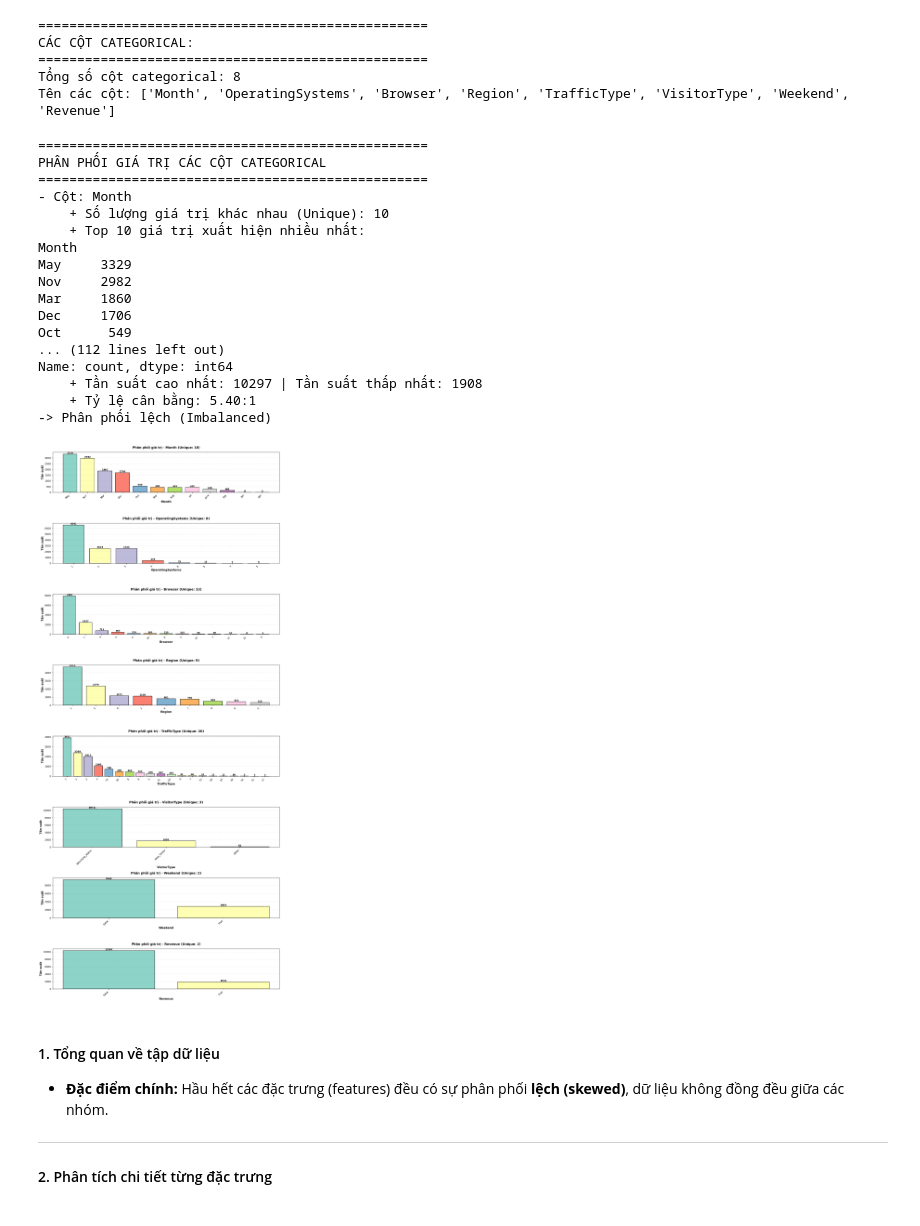
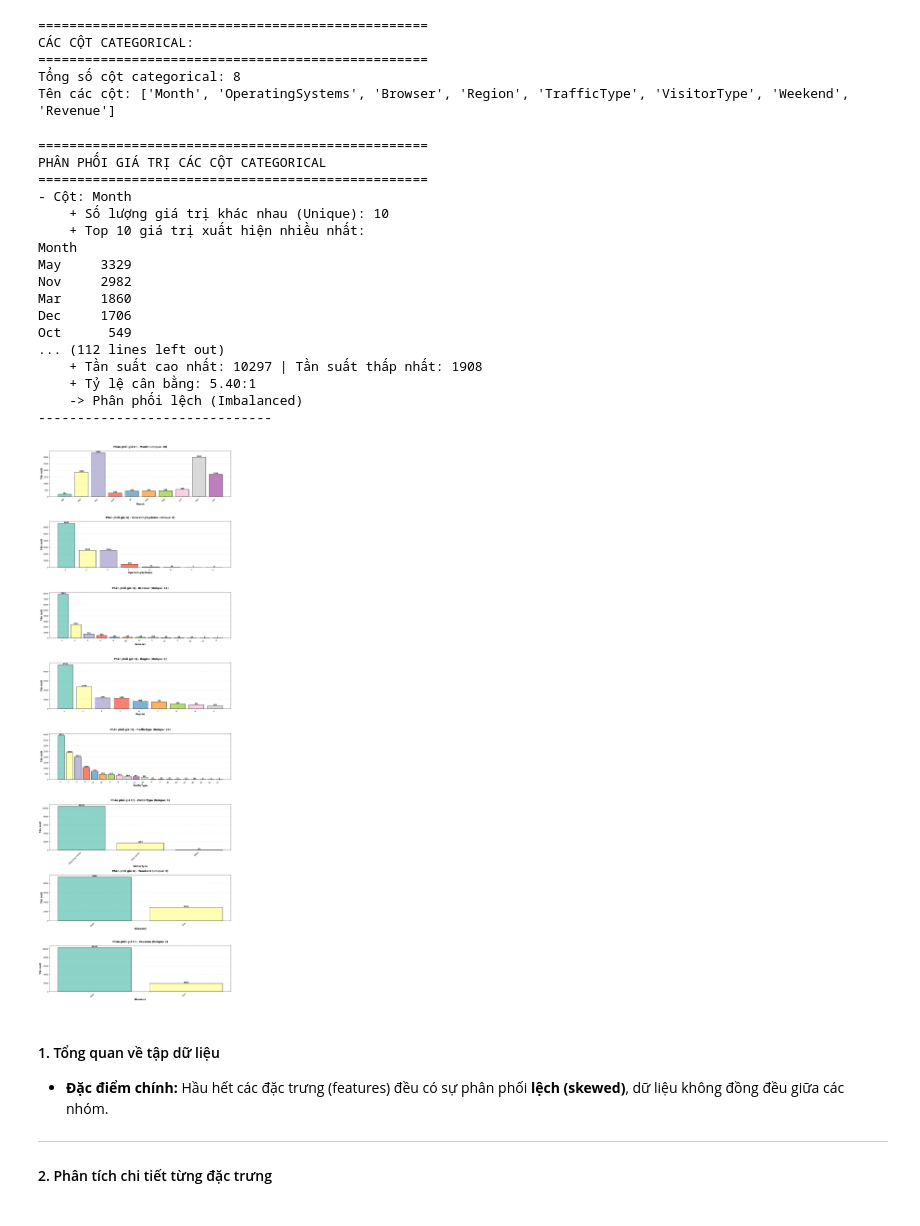
Before and after one commit to pnquyn/FinalProject_P4DataScience, a Jupyter notebook: project.ipynb, the cells around one changed output. Drawn from its saved outputs; the diff is of its cells as text; code cells hidden in the pictures.

```diff
--- a/project.ipynb
+++ b/project.ipynb
@@ -1416,28 +1416,44 @@ print("="*50)
 for col in categorical_cols:
     print(f"- Cột: {col}")
 
-    # Số lượng giá trị khác nhau (unique values)
-    n_unique = data[col].nunique()
+    # 1. Kiểm tra số lượng giá trị
+    n_unique = data[col].nunique(dropna=False) # Đếm cả NaN là 1 loại giá trị
     print(f"    + Số lượng giá trị khác nhau (Unique): {n_unique}")
 
-    # Phân phối tần suất
     value_counts = data[col].value_counts(dropna=False)
+
+    # 2. Xử lý trường hợp cột vô dụng (Chỉ có 1 giá trị)
+    if n_unique <= 1:
+        print(f"    -> CẢNH BÁO: Cột này chỉ có 1 giá trị duy nhất (hoặc toàn null) -> Bỏ")
+        print("-" * 30)
+        continue # Bỏ qua, sang cột tiếp theo
+
+    # 3. In top giá trị
     print(f"    + Top 10 giá trị xuất hiện nhiều nhất:")
     print(value_counts.head(10))
 
-    # Kiểm tra cân bằng phân phối
-    if n_unique > 1:
-        most_freq = value_counts.iloc[0]
-        least_freq = value_counts.iloc[-1]
-        ratio = most_freq / least_freq if least_freq > 0 else float('inf')
+    # 4. Kiểm tra cân bằng
+    most_freq = value_counts.iloc[0]
+    least_freq = value_counts.iloc[-1]
+
+    # Xử lý chia cho 0 an toàn
+    if least_freq == 0:
+        ratio = float('inf')
+        print(f"    + Tần suất cao nhất: {most_freq} | Thấp nhất: 0")
+        print(f"    -> LỖI: Có category xuất hiện 0 lần (dữ liệu bị thiếu class).")
+    else:
+        ratio = most_freq / least_freq
         print(f"    + Tần suất cao nhất: {most_freq} | Tần suất thấp nhất: {least_freq}")
         print(f"    + Tỷ lệ cân bằng: {ratio:.2f}:1")
+
         if ratio > 10:
-            print(f"-> Phân phối rất lệch (Highly Imbalanced)\n")
+            print(f"    -> Phân phối rất lệch (Highly Imbalanced)")
         elif ratio > 3:
-            print(f"-> Phân phối lệch (Imbalanced)\n")
+            print(f"    -> Phân phối lệch (Imbalanced)")
         else:
-            print(f"-> Phân phối cân bằng (Balanced)\n")
+            print(f"    -> Phân phối cân bằng (Balanced)")
+
+    print("-" * 30) # Kẻ dòng cho dễ nhìn giữa các cột
 # %% [output]
 ==================================================
 PHÂN PHỐI GIÁ TRỊ CÁC CỘT CATEGORICAL
@@ -1452,39 +1468,57 @@ Mar     1860
 Dec     1706
 Oct      549
 ... (112 lines left out)
-Name: count, dtype: int64
     + Tần suất cao nhất: 10297 | Tần suất thấp nhất: 1908
     + Tỷ lệ cân bằng: 5.40:1
--> Phân phối lệch (Imbalanced)
+    -> Phân phối lệch (Imbalanced)
+------------------------------
 # %%
-fig, axes = plt.subplots(len(categorical_cols), 1, figsize=(14, 4*len(categorical_cols)))
+fig, axes = plt.subplots(len(categorical_cols), 1, figsize=(14, 5*len(categorical_cols)))
+
+# Nếu chỉ có 1 cột thì axes không phải là mảng, cần chuyển thành mảng để vòng lặp chạy đúng
+if len(categorical_cols) == 1:
+    axes = [axes]
 
 for idx, col in enumerate(categorical_cols):
     ax = axes[idx]
 
-    # Tạo count plot
+    # Tính toán value_counts
     value_counts = data[col].value_counts(dropna=False)
+    # Cột Month theo thứ tự thời gian
+    if col == 'Month':
+        # Định nghĩa thứ tự đúng
+        month_order = ['Feb', 'Mar', 'May', 'June', 'Jul', 'Aug', 'Sep', 'Oct', 'Nov', 'Dec']
+        # Chỉ lấy những tháng thực sự xuất hiện trong dữ liệu để tránh lỗi
+        existing_months = [m for m in month_order if m in value_counts.index]
+        value_counts = value_counts.reindex(existing_months)
+
+    # Tạo màu sắc
     colors = plt.cm.Set3(range(len(value_counts)))
 
+    # Vẽ biểu đồ
     bars = ax.bar(range(len(value_counts)), value_counts.values, color=colors, edgecolor='black', linewidth=1.2)
+
+    # Thiết lập trục X
     ax.set_xticks(range(len(value_counts)))
     ax.set_xticklabels(value_counts.index, rotation=45, ha='right', fontsize=10)
+
+    # Trang trí
     ax.set_xlabel(f'{col}', fontsize=12, fontweight='bold')
     ax.set_ylabel('Tần suất', fontsize=12, fontweight='bold')
     ax.set_title(f'Phân phối giá trị - {col} (Unique: {data[col].nunique()})', fontsize=13, fontweight='bold', pad=15)
     ax.grid(axis='y', alpha=0.3, linestyle='--')
 
-    # Thêm giá trị lên từng cột
+    # Thêm nhãn giá trị lên từng cột
     for bar in bars:
         height = bar.get_height()
         ax.text(bar.get_x() + bar.get_width()/2., height,
                 f'{int(height)}',
                 ha='center', va='bottom', fontsize=9, fontweight='bold')
 
 plt.tight_layout()
 plt.show()
 # %% [output]
-[figure, old version]
+[figure, new version]
 # %% [markdown]
 #### 1. Tổng quan về tập dữ liệu
 * **Đặc điểm chính:** Hầu hết các đặc trưng (features) đều có sự phân phối **lệch (skewed)**, dữ liệu không đồng đều giữa các nhóm.
```
Also changed, not shown: parts of 6 cells of this notebook.
